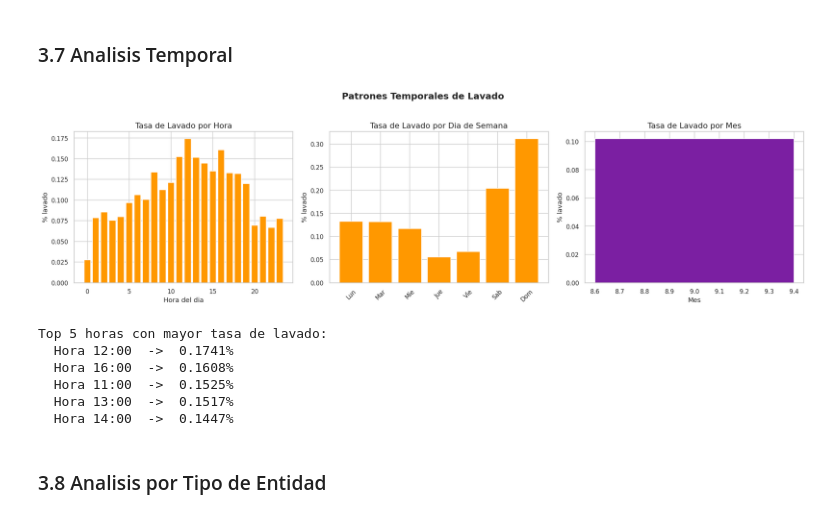
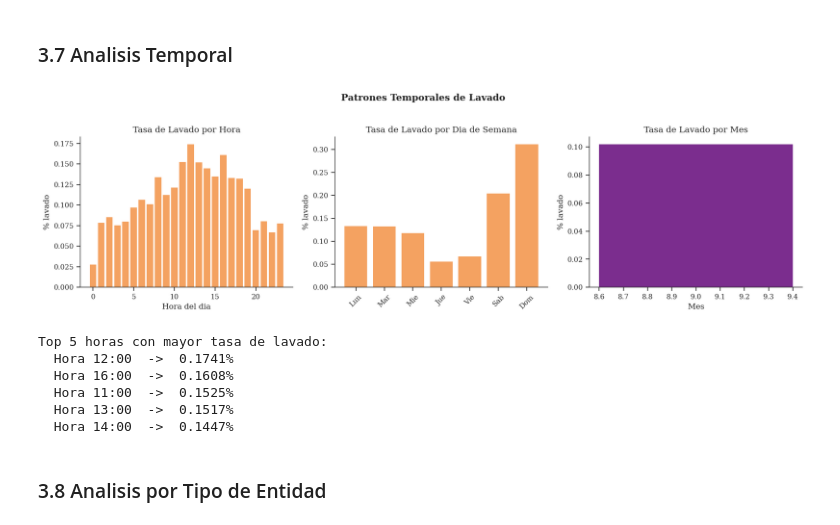
Before and after one commit to luencaro/anti-money-laundering-ml, a Jupyter notebook: Machine_Learning_Final_Project.ipynb, the cells around one changed output. Saved outputs shown, nothing was run; the diff lists cells and outputs as text; code cells hidden in the pictures.

```diff
--- a/Machine_Learning_Final_Project.ipynb
+++ b/Machine_Learning_Final_Project.ipynb
@@ -296,39 +331,40 @@ trans['Hour'] = trans['Timestamp'].dt.hour
 trans['DayOfWeek'] = trans['Timestamp'].dt.day_name()
 trans['Month'] = trans['Timestamp'].dt.month
 
-fig, axes = plt.subplots(1, 3, figsize=(18, 5))
+fig, axes = plt.subplots(1, 3, figsize=(14, 4))
 
 fraud_rate_hour = trans.groupby('Hour')['Is Laundering'].mean()
-axes[0].bar(fraud_rate_hour.index, fraud_rate_hour.values * 100, color=PALETTE['accent'], edgecolor='white')
+axes[0].bar(fraud_rate_hour.index, fraud_rate_hour.values * 100, color=PALETTE['accent'], edgecolor='none')
 axes[0].set_title('Tasa de Lavado por Hora')
 axes[0].set_xlabel('Hora del dia')
 axes[0].set_ylabel('% lavado')
 
 day_order = ['Monday', 'Tuesday', 'Wednesday', 'Thursday', 'Friday', 'Saturday', 'Sunday']
 day_labels = ['Lun', 'Mar', 'Mie', 'Jue', 'Vie', 'Sab', 'Dom']
 fraud_rate_day = trans.groupby('DayOfWeek')['Is Laundering'].mean().reindex(day_order)
-axes[1].bar(range(7), fraud_rate_day.values * 100, color=PALETTE['accent'], edgecolor='white')
+axes[1].bar(range(7), fraud_rate_day.values * 100, color=PALETTE['accent'], edgecolor='none')
 axes[1].set_xticks(range(7))
 axes[1].set_xticklabels(day_labels, rotation=45)
 axes[1].set_title('Tasa de Lavado por Dia de Semana')
 axes[1].set_ylabel('% lavado')
 
 fraud_rate_month = trans.groupby('Month')['Is Laundering'].mean()
-axes[2].bar(fraud_rate_month.index, fraud_rate_month.values * 100, color=PALETTE['purple'], edgecolor='white')
+axes[2].bar(fraud_rate_month.index, fraud_rate_month.values * 100, color=PALETTE['purple'], edgecolor='none')
 axes[2].set_title('Tasa de Lavado por Mes')
 axes[2].set_xlabel('Mes')
 axes[2].set_ylabel('% lavado')
 
 fig.suptitle('Patrones Temporales de Lavado', fontweight='bold', y=1.02)
+sns.despine()
 plt.tight_layout()
 plt.show()
 
 print("Top 5 horas con mayor tasa de lavado:")
 top_hours = fraud_rate_hour.sort_values(ascending=False).head()
 for hour, rate in top_hours.items():
     print(f"  Hora {hour:02d}:00  ->  {rate*100:.4f}%")
 # %% [output]
-[figure, old version]
+[figure, new version]
 Top 5 horas con mayor tasa de lavado:
   Hora 12:00  ->  0.1741%
   Hora 16:00  ->  0.1608%
```
Also changed, not shown: parts of 16 cells of this notebook.
